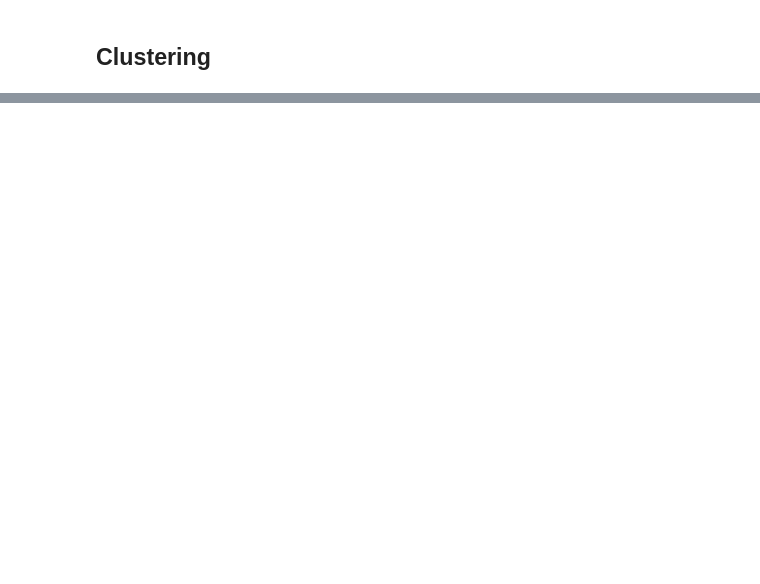
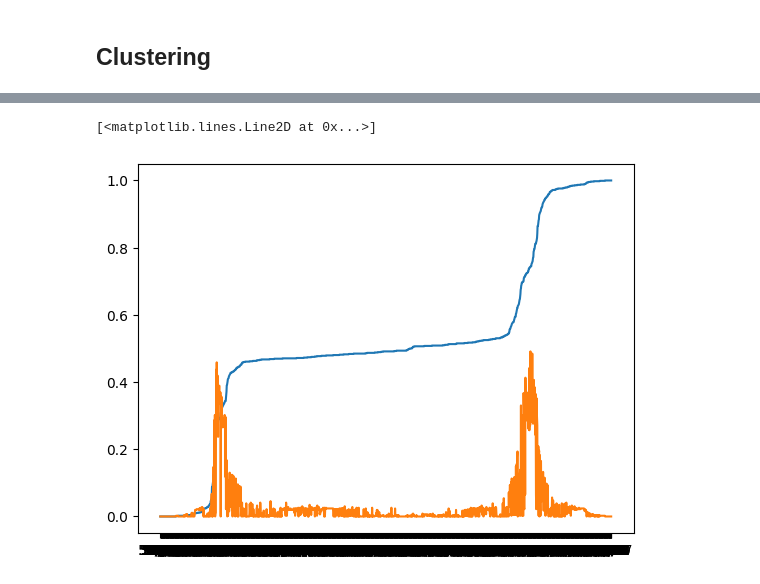
Before and after one commit to milosh-dr/MPs, a Jupyter notebook: clustering.ipynb, the cells around one changed output, grey strips where cells are left out. Drawn from its saved outputs; the diff is of its cells as text; code cells hidden in the pictures; blank space fills up the shorter version.

```diff
--- a/clustering.ipynb
+++ b/clustering.ipynb
@@ -559,0 +492,12 @@ print('Ilość tokenów w base_tokens: ', len(base_tokens))
+# %%
+# summary określa średnią głosów (miara poparcia ustawy) i liczbę wstrzymań od głosu (kontrowersyjność ustawy?)
+
+summary = df.iloc[:,2:].apply([np.mean, lambda x: (x==0.5).sum()/len(x)], axis=0).sort_values(by='mean', axis=1)
+# summary.iloc[1][summary.iloc[1]>0.25].sort_values()
+summary
+plt.figure()
+plt.plot(summary.iloc[0])
+plt.plot(summary.iloc[1])
+# %% [output]
+[<matplotlib.lines.Line2D at 0x...>]
+[figure, added]
```
Also changed, not shown: parts of 44 cells of this notebook, 1 other file.
